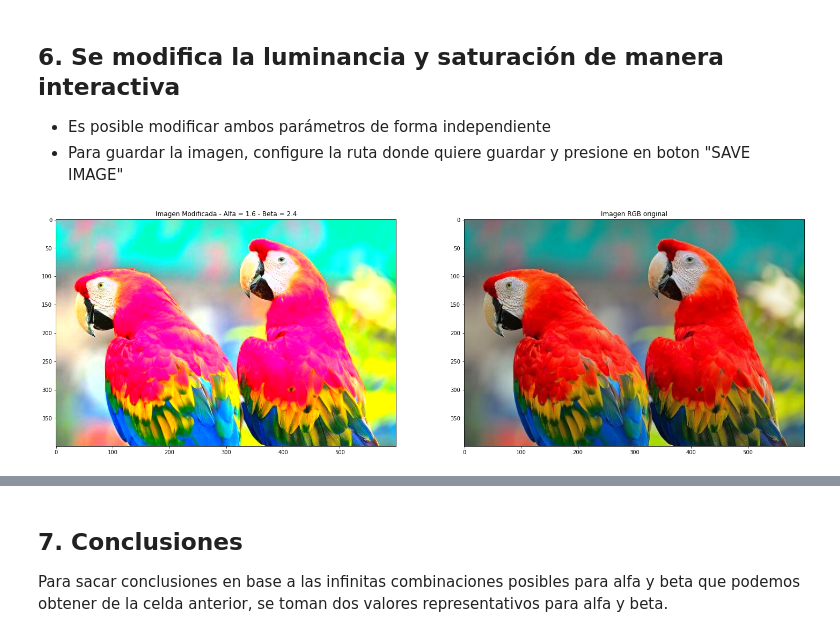
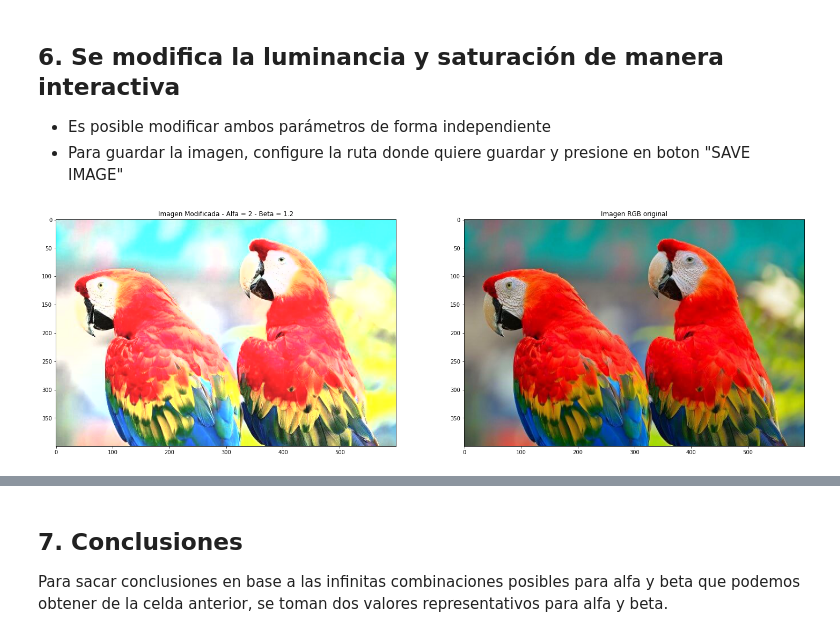
Before and after one commit to nicolassalomon96/procesamiento_imagenes_UNS, a Jupyter notebook: TP2/parte_1_rgb_to_yiq.ipynb, the cells around one changed output, grey strips where cells are left out. Cells and saved outputs as stored; diff of their text form; code cells hidden in the pictures.

```diff
--- a/TP2/parte_1_rgb_to_yiq.ipynb
+++ b/TP2/parte_1_rgb_to_yiq.ipynb
@@ -25,7 +25,7 @@ Mounted at /content/drive
 # %% [markdown]
 ## 3. Funciones empleadas
 # %%
-#Función para mostrar una imagen
+#Función para mostrar una imagen RGB
 def print_image(image,title):
   fig, ax = plt.subplots(figsize=(15, 15))
   plt.imshow(image)
@@ -124,11 +124,7 @@ def mod_luminance(alpha,YIQ, graph=1):
       #Se convierte a RGB para graficar
       rgb_out = yiq2rgb(YIQ_new)
 
-      fig, axs = plt.subplots(1, 1)
-      fig.set_size_inches(10,10)
-      plt.imshow(rgb_out)
-      plt.title(f"Alfa = {alpha}")
-      plt.show()
+      print_image(rgb_out,f'Alfa = {alpha}')
 
     return YIQ_new
 
@@ -164,11 +160,7 @@ def mod_saturation(beta,YIQ,graph=1):
       #Se convierte a RGB para graficar
       rgb_out = yiq2rgb(YIQ_new)
 
-      fig, axs = plt.subplots(1, 1)
-      fig.set_size_inches(10,10)
-      plt.imshow(rgb_out)
-      plt.title(f"Beta = {beta}")
-      plt.show()
+      print_image(rgb_out,f'Beta = {beta}')
 
     return YIQ_new
 
@@ -209,14 +201,15 @@ def mod_sat_lum(alpha, beta, YIQ, graph=1):
 isla_path = '/content/drive/MyDrive/Cursos_Posgrado/Procesamiento_Imagenes-UNS/TP2/isla.jpg'
 loro_path = '/content/drive/MyDrive/Cursos_Posgrado/Procesamiento_Imagenes-UNS/TP2/loro.jpg'
 playa_path = '/content/drive/MyDrive/Cursos_Posgrado/Procesamiento_Imagenes-UNS/TP2/playa.jpg'
+#NOTA: En el github junto con el presente Notebook se encuentran las imagenes empleadas
 
-dropdown = 'Loro' #@param ["Isla","Loro","Playa"]
+imagen = 'Loro' #@param ["Isla","Loro","Playa"]
 
-if dropdown=='Isla':
+if imagen=='Isla':
   image = imageio.imread(isla_path)
-if dropdown=='Loro':
+if imagen=='Loro':
   image = imageio.imread(loro_path)
-if dropdown=='Playa':
+if imagen=='Playa':
   image = imageio.imread(playa_path)
 
 print(f"Tamaño de la imagen:{image.shape} (Dado que es una imagen RGB tenemos 3 canales, uno para cada color)\n")
@@ -244,25 +237,25 @@ No se observan cambios con respecto a la imagen original, por lo tanto podemos a
 *   Para guardar la imagen, configure la ruta donde quiere guardar y presione en boton "SAVE IMAGE"
 # %%
 #@title Seleccione el valor de alfa (luminancia) y beta (saturación) para observar el cambio en la imagen seleccionada anteriormente. { run: "auto" }
-alpha = 1.6 #@param {type:"slider", min:1, max:3, step:0.1}
-beta = 2.4 #@param {type:"slider", min:1, max:3, step:0.1}
+alpha = 2 #@param {type:"slider", min:0, max:3, step:0.1}
+beta = 1.2 #@param {type:"slider", min:0, max:3, step:0.1}
 
 #@markdown Path para guardar la imagen modificada:
 path = '/content/drive/MyDrive/Cursos_Posgrado/Procesamiento_Imagenes-UNS/TP2/' #@param {type:"string"}
 #@markdown Nombre para guardar la imagen modificada:
-name = 'loro_modifica' #@param {type:"string"}
+name = 'loro_modificado' #@param {type:"string"}
 #@markdown Path para guardar la imagen modificada presione el botón SAVE IMAGE en la esquina inferior de la imagen
 format = '.jpg' #@param [".jpg",".png"]
 #@markdown Para guardar la imagen modificada presione el botón SAVE IMAGE en la esquina inferior de la imagen
 
 
 YIQ_mod = mod_sat_lum(alpha, beta, YIQ)
 RGB_mod = yiq2rgb(YIQ_mod)
 
 full_path = os.path.join(path,name + format)
 save_button(RGB_mod,full_path)
 # %% [output]
-[figure, old version]
+[figure, new version]
 [interactive output not drawn]
 [interactive output not drawn]
 # %% [markdown]
```
